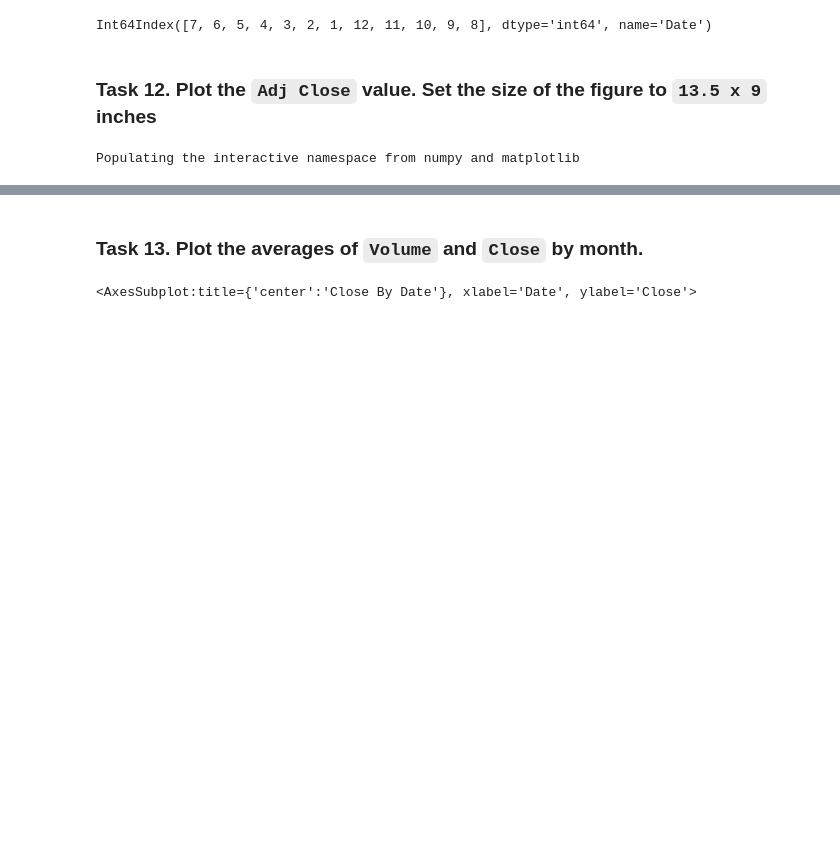
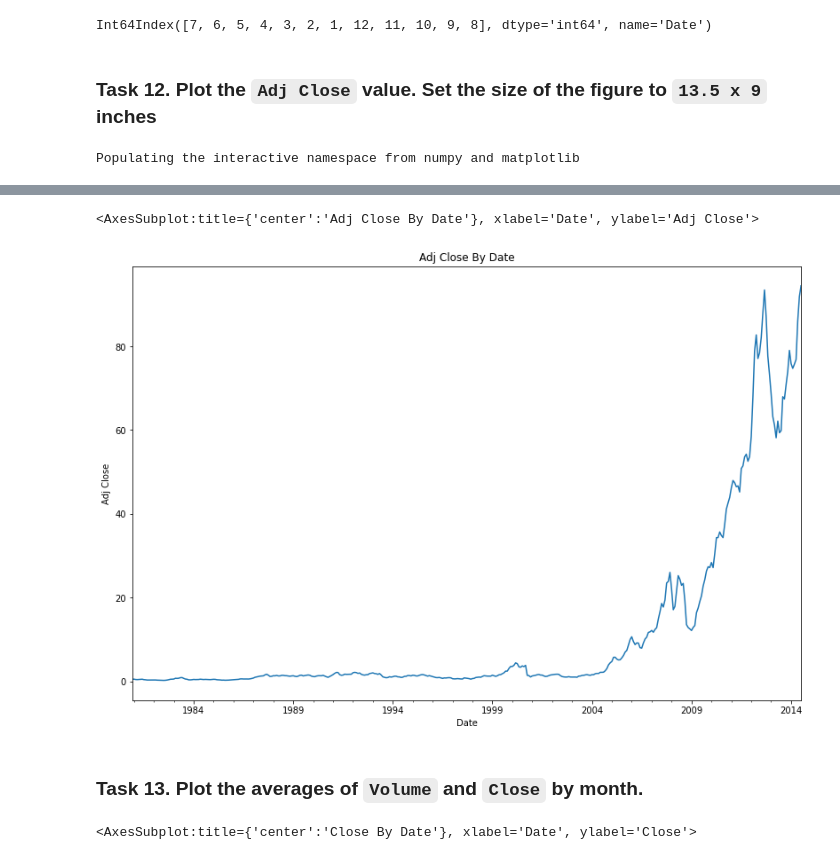
Before and after one commit to bluesky2106/python-ai, a Jupyter notebook: bigdata/exercise03/pandas_exercises.ipynb, the cells around one changed output, grey strips where cells are left out. Cells and saved outputs as stored; diff of their text form; code cells hidden in the pictures; blank space fills up the shorter version.

```diff
--- a/bigdata/exercise03/pandas_exercises.ipynb
+++ b/bigdata/exercise03/pandas_exercises.ipynb
@@ -218,3 +214,12 @@ Populating the interactive namespace from numpy and matplotlib
+# %%
+figure(figsize=[13.5,9])
+xlabel("Date")
+ylabel("Adj Close")
+title("Adj Close By Date")
+apple['Adj Close'].resample('M').mean().plot()
+# %% [output]
+<AxesSubplot:title={'center':'Adj Close By Date'}, xlabel='Date', ylabel='Adj Close'>
+[figure, added]
 # %% [markdown]
 ### Task 13. Plot the averages of `Volume` and `Close` by month.
 # %%
```
Also changed, not shown: parts of 1 cell of this notebook.
